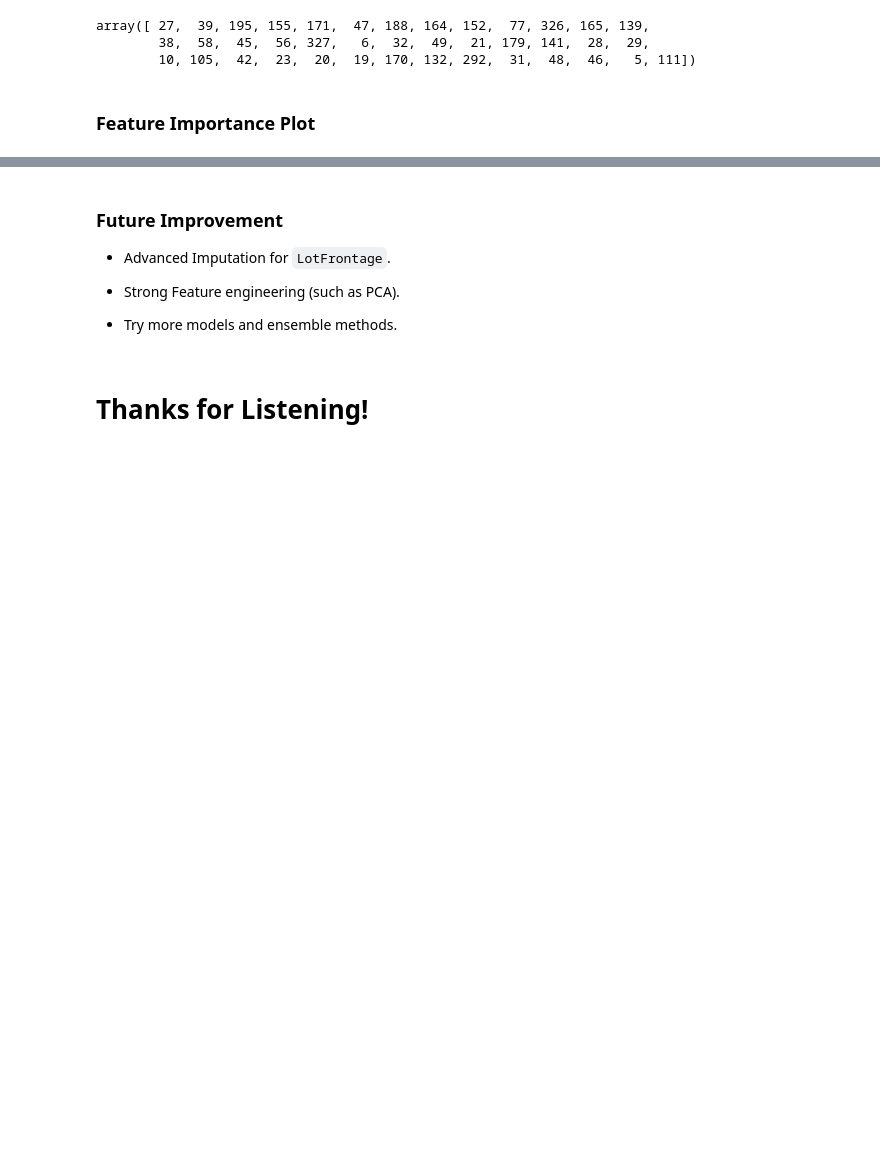
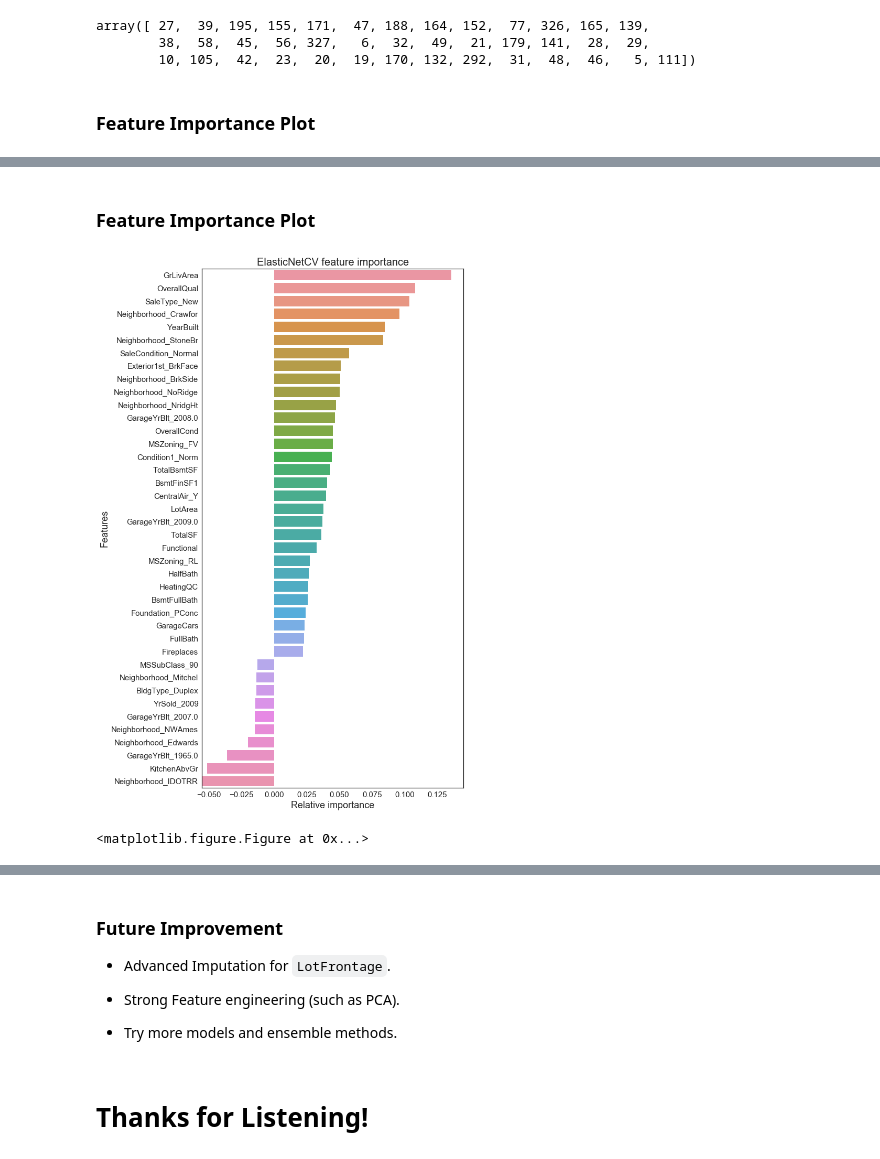
Before and after one commit to jietang89/pr, a Jupyter notebook: Cover.ipynb, the cells around one changed output, grey strips where cells are left out. Cells and saved outputs as stored; diff of their text form; code cells hidden in the pictures; blank space fills up the shorter version.

```diff
--- a/Cover.ipynb
+++ b/Cover.ipynb
@@ -1022,0 +1068,7 @@ feature_importance()
+# %% [markdown]
+### Feature Importance Plot
+# %%
+feature_importance('ElasticNetCV',elasticnetcv)
+# %% [output]
+[figure, added]
+<matplotlib.figure.Figure at 0x...>
```
Also changed, not shown: parts of 27 cells of this notebook, 2 other files.
